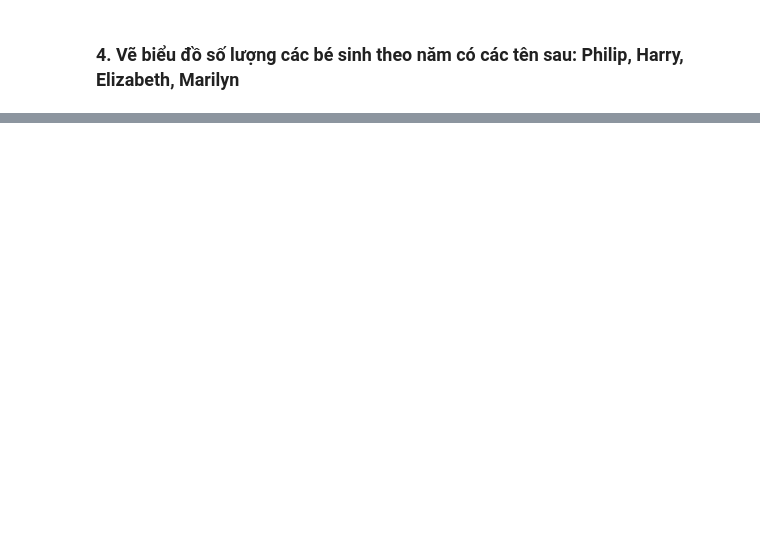
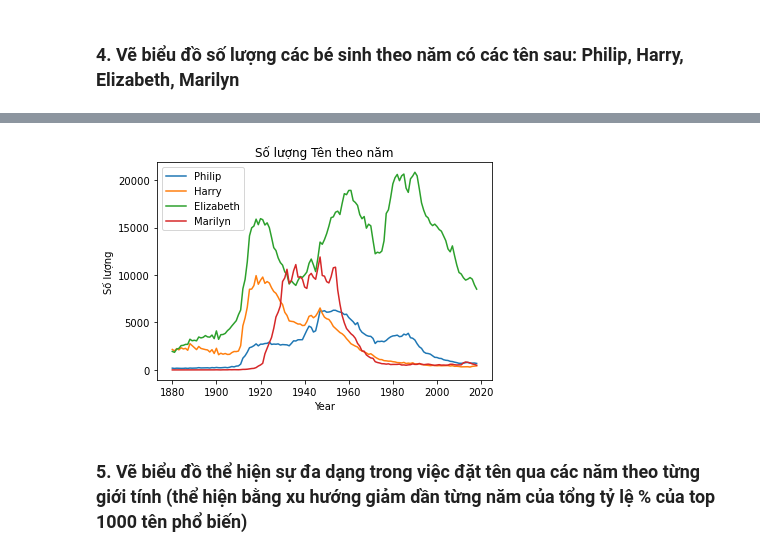
Before and after one commit to datacuriosity/MCI_Python_28S_Level_1, a Jupyter notebook: Assignments/Session_10/quynhnt_hw10.ipynb, the cells around one changed output, grey strips where cells are left out. Cells and saved outputs as stored; diff of their text form; code cells hidden in the pictures; blank space fills up the shorter version.

```diff
--- a/Assignments/Session_10/quynhnt_hw10.ipynb
+++ b/Assignments/Session_10/quynhnt_hw10.ipynb
@@ -64,4 +117,5 @@ data.groupby(['Year','Sex']).Quantity.sum().plot(kind='area',stacked=False,xlabe
 # %% [markdown]
 ### 3. Tạo subset gồm top 1000 cái tên phổ biến mỗi năm theo từng loại giới tính
 # %%
-data.groupby(['Year','Sex']).Quantity.nlargest(1000)
+data_name=data.set_index('Name')
+data_name.groupby(['Year','Sex']).Quantity.nlargest(1000)
@@ -68,10 +136,10 @@ data.groupby(['Year','Sex']).Quantity.nlargest(1000)
 # %% [markdown]
 ### 4. Vẽ biểu đồ số lượng các bé sinh theo năm có các tên sau: Philip, Harry, Elizabeth, Marilyn
 # %%
-data_Phillip=data[data.Name=='Philip'].groupby('Year').Id.count()
-data_Harry=data[data.Name=='Harry'].groupby('Year').Id.count()
-data_Elizabeth=data[data.Name=='Elizabeth'].groupby('Year').Id.count()
-data_Marilyn=data[data.Name=='Marilyn'].groupby('Year').Id.count()
+data_Philip=data[data.Name=='Philip'].groupby('Year').Quantity.sum()
+data_Harry=data[data.Name=='Harry'].groupby('Year').Quantity.sum()
+data_Elizabeth=data[data.Name=='Elizabeth'].groupby('Year').Quantity.sum()
+data_Marilyn=data[data.Name=='Marilyn'].groupby('Year').Quantity.sum()
 # %%
-data_combined=pd.concat([data_Phillip,data_Harry,data_Elizabeth,data_Marilyn],axis=1)
+data_combined=pd.concat([data_Philip,data_Harry,data_Elizabeth,data_Marilyn],axis=1)
 data_combined
@@ -88,0 +200,8 @@ data_combined.plot(kind='line')
+# %%
+data_combined.plot(kind='line')
+plt.title('Số lượng Tên theo năm')
+plt.ylabel('Số lượng');
+# %% [output]
+[figure, added]
+# %% [markdown]
+### 5. Vẽ biểu đồ thể hiện sự đa dạng trong việc đặt tên qua các năm theo từng giới tính (thể hiện bằng xu hướng giảm dần từng năm của tổng tỷ lệ % của top 1000 tên phổ biến)
```
Also changed, not shown: parts of 23 cells of this notebook, 1 other file.
